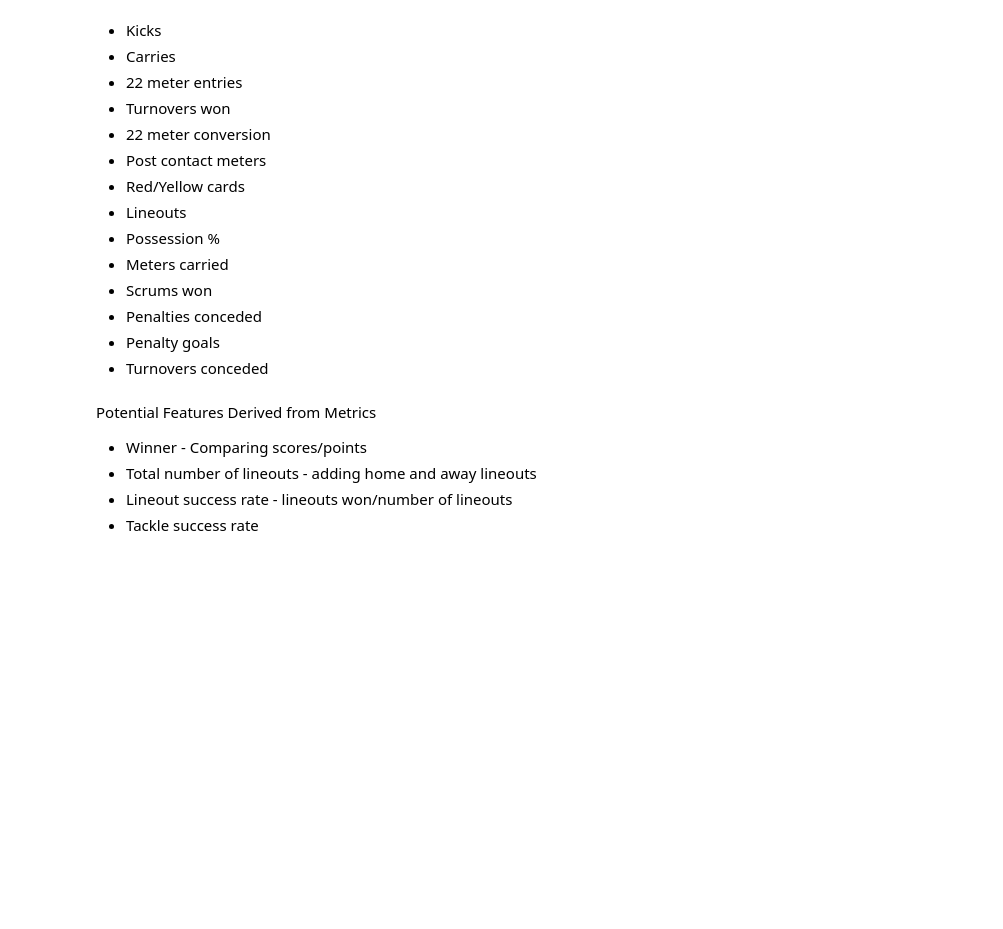
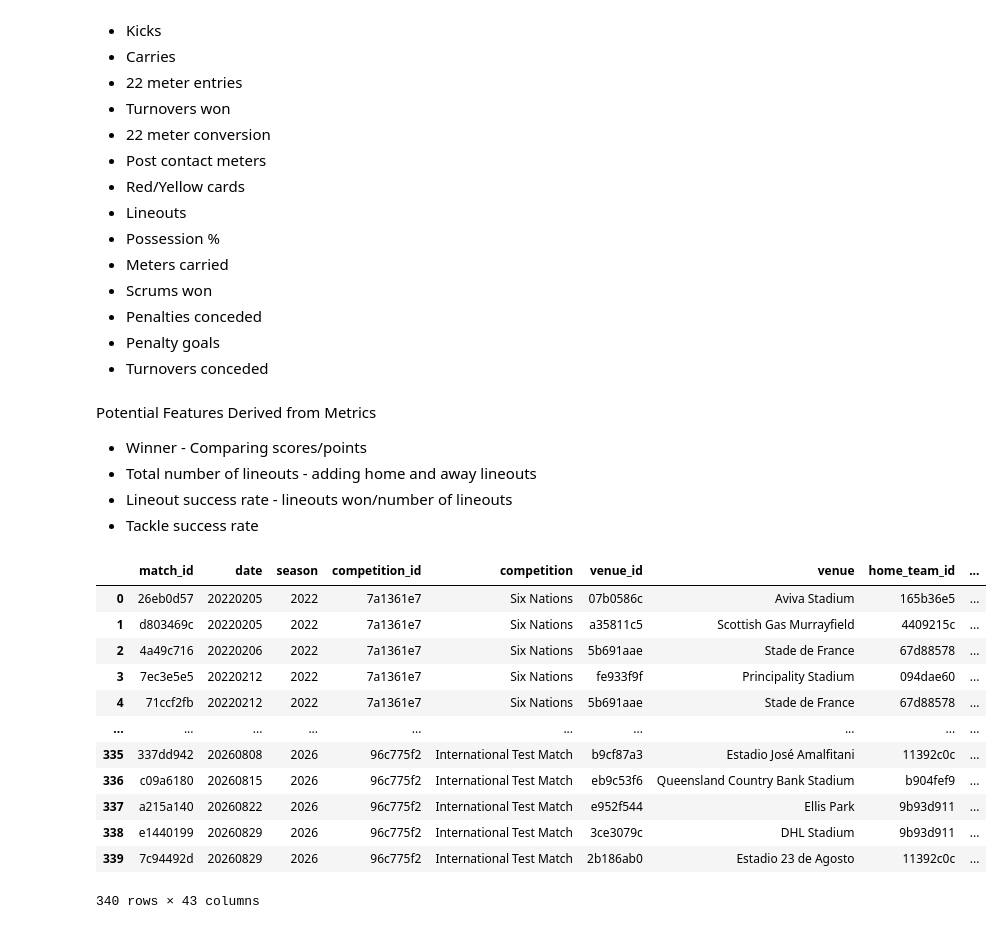
Before and after one commit to mycycler22/ghost_of_eden_park, a Jupyter notebook: rugby_experimental.ipynb, the cells around one changed output. Drawn from its saved outputs; the diff is of its cells as text; code cells hidden in the pictures; blank space fills up the shorter version.

Commit message:
Landed on the model set and created some features

```diff
--- a/rugby_experimental.ipynb
+++ b/rugby_experimental.ipynb
@@ -406,12 +391,27 @@ Potential Features Derived from Metrics
 
 match_details.to_excel('fully_merged.xlsx', index=False)
 # %%
-model_table = match_details['match_id', 'date', 'season', 'competition_id', 'competition', 'venue_id', 'venue', 'home_team_id', 'away_team_id',
-                            'home_score', 'away_score', 'home_22m_entries', 'away_22m_entries', 'home_22m_conversion', 'away_22m_conversion',
-                            'home_line_breaks', 'away_line_breaks', 'home_carries', 'home_kicks', 'away_kicks', 'home_post_contact_metres',
-                            'away_post_contact_metres', 'home_tackles_made', 'away_tackles_made', 'home_tackles_missed', 'away_tackles_missed',
-                            'home_turnovers_won', 'away_turnovers_won', 'home_ruck_speed_0_3_pct', 'away_ruck_speed_3_6_pct', 'home_ruck_speed_6_plus_pct',
-                            'away_ruck_speed_6_plus_pct', 'home_rucks_won', 'away_rucks_won', 'home_possession', 'away_possession', 'home_tries',
-                            'away_tries', 'home_lineouts_won', 'away_lineouts_won', 'home_total_lineouts', 'away_total_lineouts', 'home_metres_carried', 'away_metres_carried', 'home_penalties_conceded',
-                            'away_penalties_conceded', 'home_yellow_cards', 'away_yellow_cards', 'home_red_cards', 'away_red_cards', 'home_scrums_won', 'away_scrums_won',
-                            'home_turnovers_conceded', 'away_turnovers_conceded', 'home_rucks_total', 'away_rucks_total']
+model_table = match_details[['match_id', 'date', 'season', 'competition_id', 'competition', 'venue_id', 'venue', 'home_team_id', 'away_team_id', 'home_team', 'away_team',
+                            'home_score', 'away_score',
+                            'home_line_breaks', 'away_line_breaks',
+                            'home_tackles_made', 'away_tackles_made', 'home_tackles_missed', 'away_tackles_missed',
+                            'home_rucks_won', 'away_rucks_won', 'home_possession', 'away_possession', 'home_tries',
+                            'away_tries', 'home_lineouts_won', 'away_lineouts_won', 'home_total_lineouts', 'away_total_lineouts', 'home_metres_carried', 'away_metres_carried',
+                            'home_penalties_conceded', 'away_penalties_conceded', 'home_yellow_cards', 'away_yellow_cards', 'home_red_cards', 'away_red_cards',
+                            'home_scrums_won', 'away_scrums_won', 'home_turnovers_conceded', 'away_turnovers_conceded', 'home_rucks_total', 'away_rucks_total']]
+# %%
+model_table
+# %% [output]
+|  | match_id | date | season | competition_id | competition | venue_id | venue | home_team_id | ... |
+| 0 | 26eb0d57 | 20220205 | 2022 | 7a1361e7 | Six Nations | 07b0586c | Aviva Stadium | 165b36e5 | ... |
+| 1 | d803469c | 20220205 | 2022 | 7a1361e7 | Six Nations | a35811c5 | Scottish Gas Murrayfield | 4409215c | ... |
+| 2 | 4a49c716 | 20220206 | 2022 | 7a1361e7 | Six Nations | 5b691aae | Stade de France | 67d88578 | ... |
+| 3 | 7ec3e5e5 | 20220212 | 2022 | 7a1361e7 | Six Nations | fe933f9f | Principality Stadium | 094dae60 | ... |
+| 4 | 71ccf2fb | 20220212 | 2022 | 7a1361e7 | Six Nations | 5b691aae | Stade de France | 67d88578 | ... |
+| ... | ... | ... | ... | ... | ... | ... | ... | ... | ... |
+| 335 | 337dd942 | 20260808 | 2026 | 96c775f2 | International Test Match | b9cf87a3 | Estadio José Amalfitani | 11392c0c | ... |
+| 336 | c09a6180 | 20260815 | 2026 | 96c775f2 | International Test Match | eb9c53f6 | Queensland Country Bank Stadium | b904fef9 | ... |
+| 337 | a215a140 | 20260822 | 2026 | 96c775f2 | International Test Match | e952f544 | Ellis Park | 9b93d911 | ... |
+| 338 | e1440199 | 20260829 | 2026 | 96c775f2 | International Test Match | 3ce3079c | DHL Stadium | 9b93d911 | ... |
+| 339 | 7c94492d | 20260829 | 2026 | 96c775f2 | International Test Match | 2b186ab0 | Estadio 23 de Agosto | 11392c0c | ... |
+340 rows × 43 columns
```
Also changed, not shown: parts of 15 cells of this notebook.
